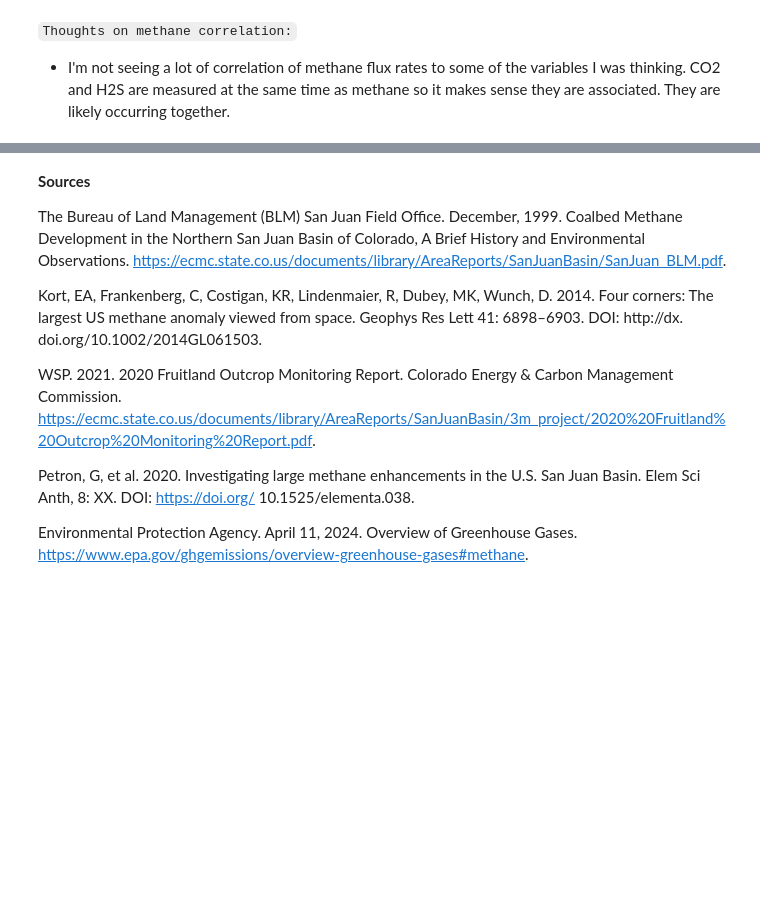
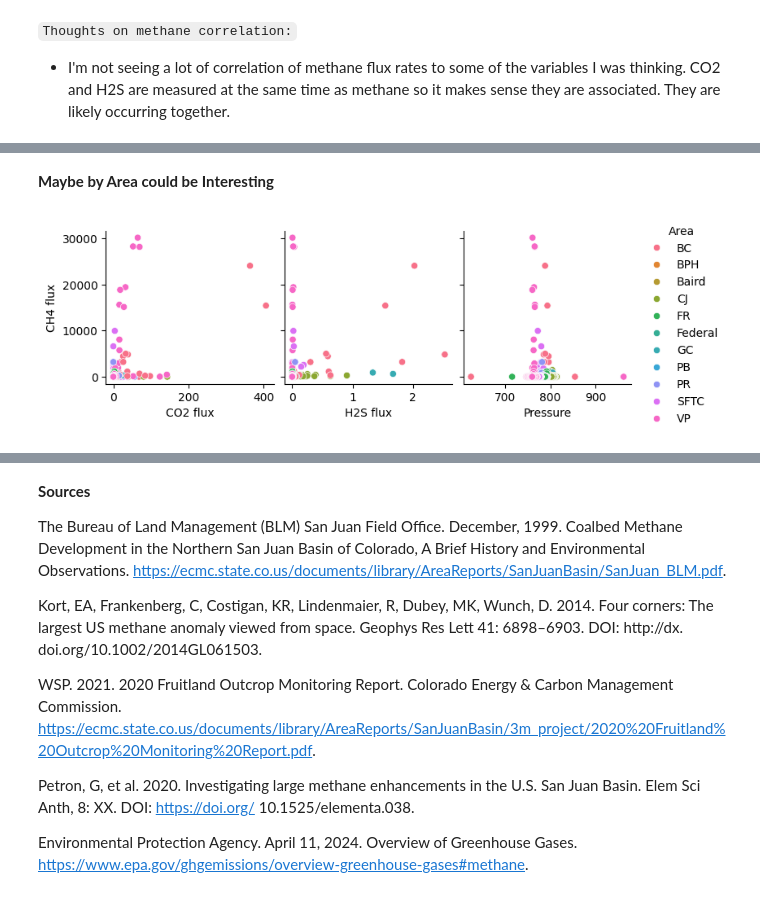
Before and after one commit to amyvoit/4_Corners_Methane_Seep, a Jupyter notebook: MethaneSeep.ipynb, the cells around one changed output, grey strips where cells are left out. Drawn from its saved outputs; the diff is of its cells as text; code cells hidden in the pictures; blank space fills up the shorter version.

```diff
--- a/MethaneSeep.ipynb
+++ b/MethaneSeep.ipynb
@@ -559,0 +565,9 @@ plt.show()
+# %% [markdown]
+**Maybe by Area could be Interesting**
+# %%
+sns.pairplot(all_data,
+             x_vars = ['CO2 flux', 'H2S flux', 'Pressure'],
+             y_vars = ['CH4 flux'], hue = 'Area')
+plt.show()
+# %% [output]
+[figure, added]
```
Also changed, not shown: parts of 36 cells of this notebook.
